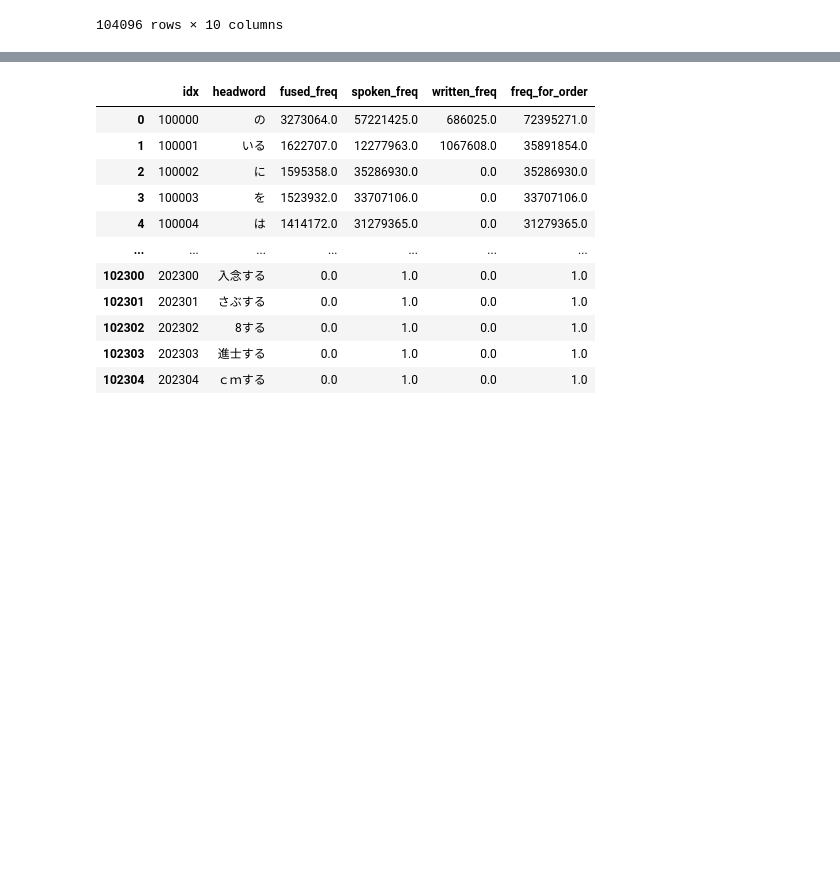
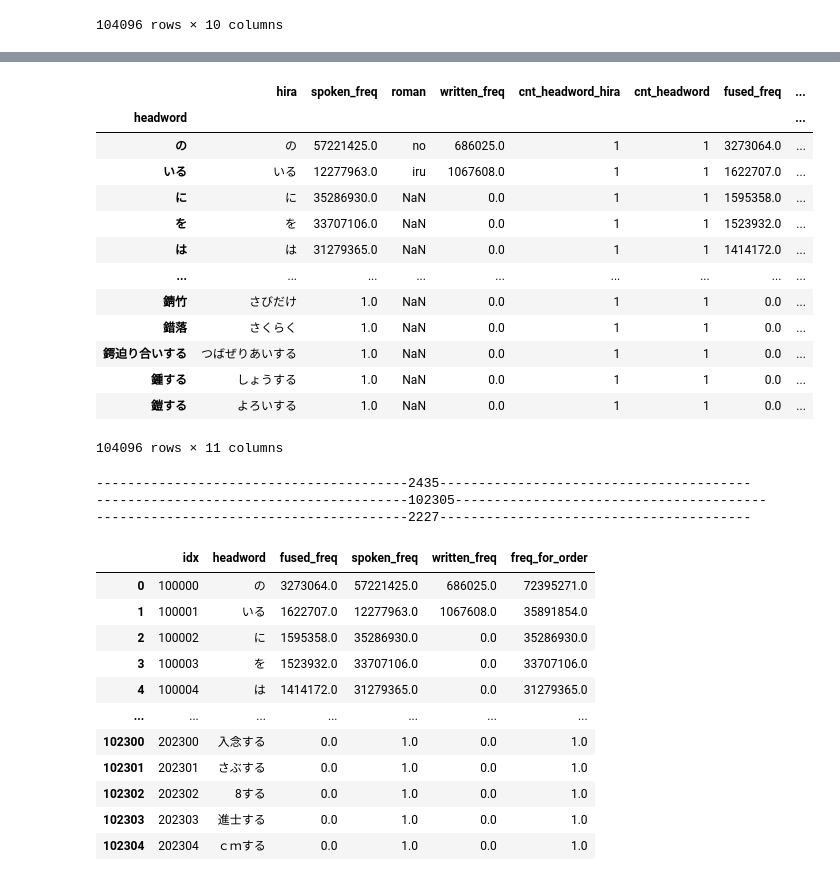
Before and after one commit to hopensic/python-notebooks, a Jupyter notebook: ja_dict_merge.ipynb, the cells around one changed output, grey strips where cells are left out. Cells and saved outputs as stored; diff of their text form; code cells hidden in the pictures; blank space fills up the shorter version.

```diff
--- a/ja_dict_merge.ipynb
+++ b/ja_dict_merge.ipynb
@@ -401,0 +405,4 @@ l(len(idx_df2400 & idx_df_merged_raw_tmp))
+# %%
+#临时任务 计算2400中拼写和发音在 10万的发音表里有多少存在
+df_merged_raw_tmp = df_merged_raw.set_index(['headword','hira'],drop=True)
+df_merged_raw_tmp
@@ -402,3 +440,34 @@ l(len(idx_df2400 & idx_df_merged_raw_tmp))
+# %%
+# 临时任务
+df_merged_raw_tmp = df_merged_raw.reset_index(level=1)
+df_merged_raw_tmp
+# %% [output]
+|  | hira | spoken_freq | roman | written_freq | cnt_headword_hira | cnt_headword | fused_freq | ... |
+| headword |  |  |  |  |  |  |  | ... |
+| の | の | 57221425.0 | no | 686025.0 | 1 | 1 | 3273064.0 | ... |
+| いる | いる | 12277963.0 | iru | 1067608.0 | 1 | 1 | 1622707.0 | ... |
+| に | に | 35286930.0 | NaN | 0.0 | 1 | 1 | 1595358.0 | ... |
+| を | を | 33707106.0 | NaN | 0.0 | 1 | 1 | 1523932.0 | ... |
+| は | は | 31279365.0 | NaN | 0.0 | 1 | 1 | 1414172.0 | ... |
+| ... | ... | ... | ... | ... | ... | ... | ... | ... |
+| 錆竹 | さびだけ | 1.0 | NaN | 0.0 | 1 | 1 | 0.0 | ... |
+| 錯落 | さくらく | 1.0 | NaN | 0.0 | 1 | 1 | 0.0 | ... |
+| 鍔迫り合いする | つばぜりあいする | 1.0 | NaN | 0.0 | 1 | 1 | 0.0 | ... |
+| 鍾する | しょうする | 1.0 | NaN | 0.0 | 1 | 1 | 0.0 | ... |
+| 鎧する | よろいする | 1.0 | NaN | 0.0 | 1 | 1 | 0.0 | ... |
+104096 rows × 11 columns
+# %%
+# 临时任务
+idx_df2400_spell=set(df2400_spell.index)
+l(len(idx_df2400_spell))
+
+idx_df_merged_raw_tmp=set(df_merged_raw_tmp.index)
+l(len(idx_df_merged_raw_tmp))
+l(len(idx_df2400_spell & idx_df_merged_raw_tmp))
+# %% [output]
+----------------------------------------2435----------------------------------------
+----------------------------------------102305----------------------------------------
+----------------------------------------2227----------------------------------------
 # %%
 # df_merged_raw 关联 df_merged_raw_word_agg的ID主键
 df_merged_raw_word_agg.reset_index(inplace=True)
```
Also changed, not shown: parts of 7 cells of this notebook, 11 other files.
